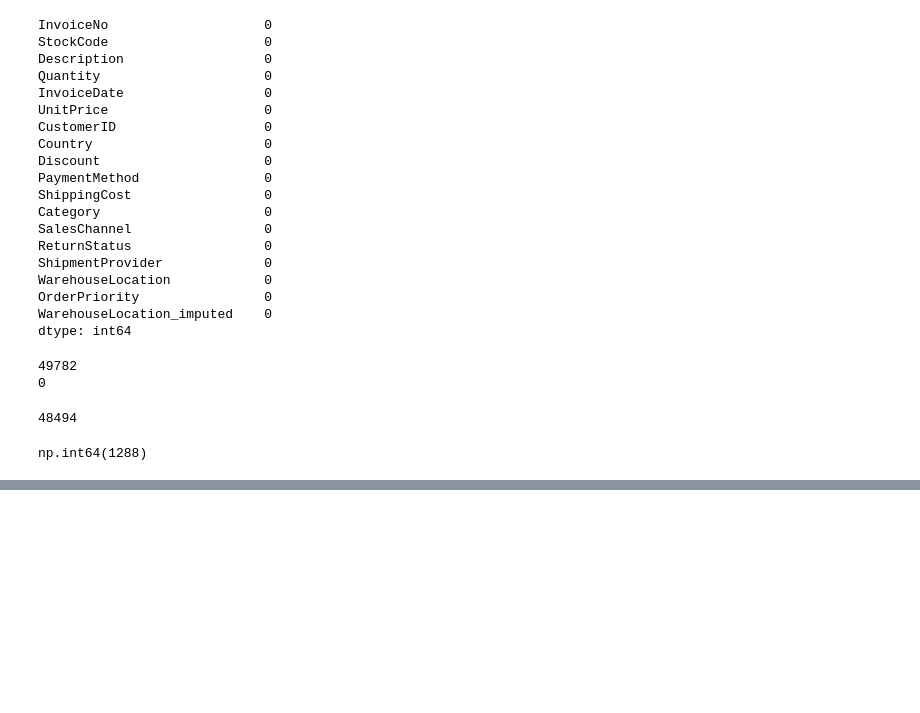
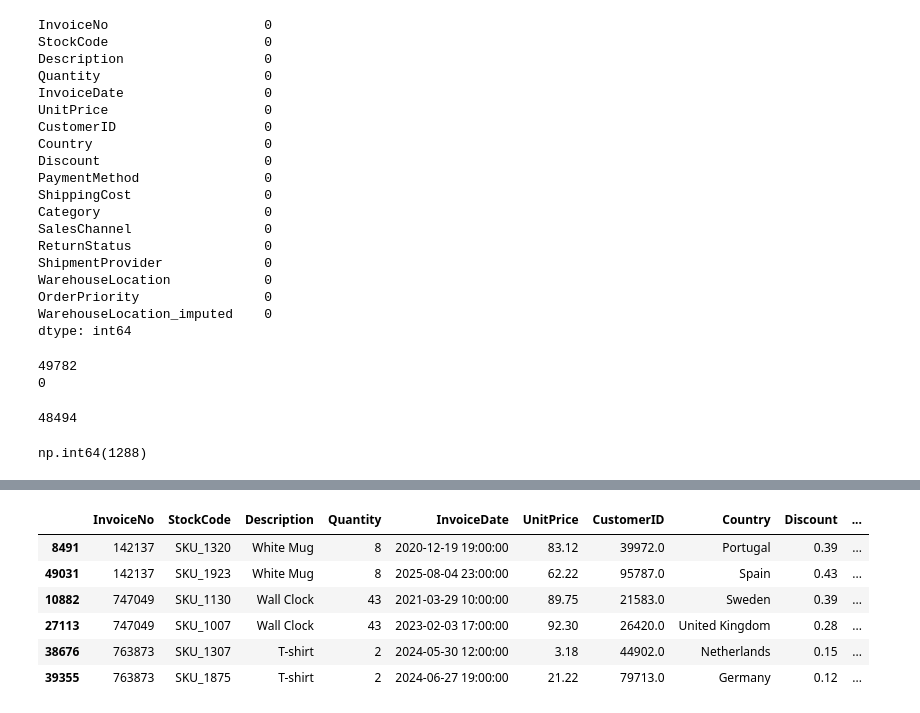
Before and after one commit to hamed-safaei/experiments, a Jupyter notebook: Python Daily/SalesDataSet.ipynb, the cells around one changed output, grey strips where cells are left out. Drawn from its saved outputs; the diff is of its cells as text; code cells hidden in the pictures; blank space fills up the shorter version.

```diff
--- a/Python Daily/SalesDataSet.ipynb
+++ b/Python Daily/SalesDataSet.ipynb
@@ -313,0 +311,12 @@ np.int64(1288)
+# %%
+x = df[['InvoiceNo' , 'Quantity' , 'Description']].duplicated(keep = False)
+# %%
+df[x].sort_values('InvoiceNo')
+# %% [output]
+|  | InvoiceNo | StockCode | Description | Quantity | InvoiceDate | UnitPrice | CustomerID | Country | Discount | ... |
+| 8491 | 142137 | SKU_1320 | White Mug | 8 | 2020-12-19 19:00:00 | 83.12 | 39972.0 | Portugal | 0.39 | ... |
+| 49031 | 142137 | SKU_1923 | White Mug | 8 | 2025-08-04 23:00:00 | 62.22 | 95787.0 | Spain | 0.43 | ... |
+| 10882 | 747049 | SKU_1130 | Wall Clock | 43 | 2021-03-29 10:00:00 | 89.75 | 21583.0 | Sweden | 0.39 | ... |
+| 27113 | 747049 | SKU_1007 | Wall Clock | 43 | 2023-02-03 17:00:00 | 92.30 | 26420.0 | United Kingdom | 0.28 | ... |
+| 38676 | 763873 | SKU_1307 | T-shirt | 2 | 2024-05-30 12:00:00 | 3.18 | 44902.0 | Netherlands | 0.15 | ... |
+| 39355 | 763873 | SKU_1875 | T-shirt | 2 | 2024-06-27 19:00:00 | 21.22 | 79713.0 | Germany | 0.12 | ... |
```
Also changed, not shown: parts of 24 cells of this notebook, 1 other file.
